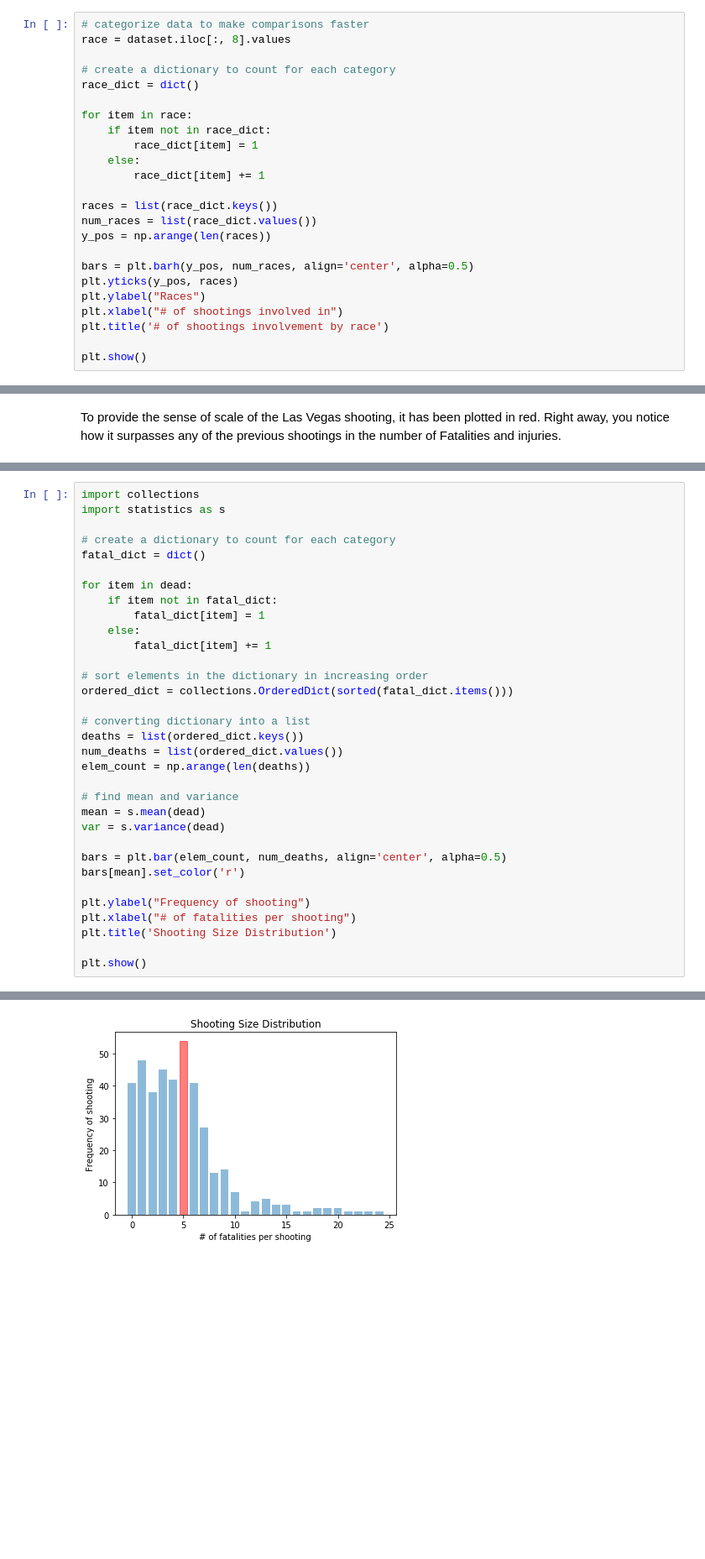
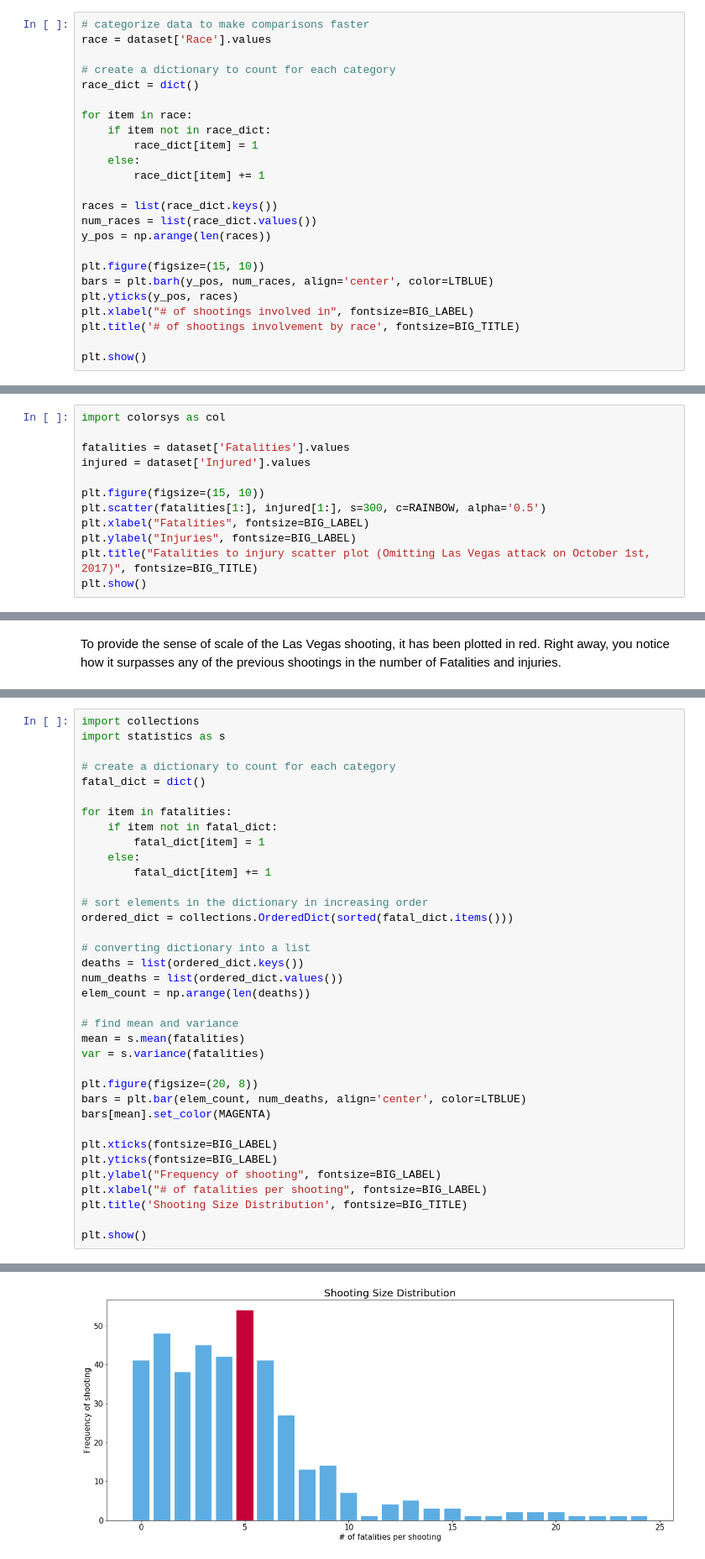
Before and after one commit to nikolaevra/us-mass-shootings-notebook, a Jupyter notebook: US Mass Shootings.ipynb, the cells around one changed output, grey strips where cells are left out. Shown: that part at 84% size. Saved outputs shown, nothing was run; the diff lists cells and outputs as text; blank space fills up the shorter version.

```diff
--- a/US Mass Shootings.ipynb
+++ b/US Mass Shootings.ipynb
@@ -53,7 +75,7 @@ plt.show()
 Judge this graph for your self, but from what I see there is no distict dominance of people with mental illnesses that have caused mass shootings, so lets move on and look for some other attributes that might help us make the classification
 # %%
 # categorize data to make comparisons faster
-race = dataset.iloc[:, 8].values
+race = dataset['Race'].values
 
 # create a dictionary to count for each category
 race_dict = dict()
@@ -68,11 +90,11 @@ races = list(race_dict.keys())
 num_races = list(race_dict.values())
 y_pos = np.arange(len(races))
 
-bars = plt.barh(y_pos, num_races, align='center', alpha=0.5)
+plt.figure(figsize=(15, 10))
+bars = plt.barh(y_pos, num_races, align='center', color=LTBLUE)
 plt.yticks(y_pos, races)
-plt.ylabel("Races")
-plt.xlabel("# of shootings involved in")
-plt.title('# of shootings involvement by race')
+plt.xlabel("# of shootings involved in", fontsize=BIG_LABEL)
+plt.title('# of shootings involvement by race', fontsize=BIG_TITLE)
 
 plt.show()
 # %% [output]
@@ -98,0 +102,12 @@ plt.show()
+# %%
+import colorsys as col
+
+fatalities = dataset['Fatalities'].values
+injured = dataset['Injured'].values
+
+plt.figure(figsize=(15, 10))
+plt.scatter(fatalities[1:], injured[1:], s=300, c=RAINBOW, alpha='0.5')
+plt.xlabel("Fatalities", fontsize=BIG_LABEL)
+plt.ylabel("Injuries", fontsize=BIG_LABEL)
+plt.title("Fatalities to injury scatter plot (Omitting Las Vegas attack on October 1st, 2017)", fontsize=BIG_TITLE)
+plt.show()
@@ -125,7 +147,7 @@ import statistics as s
 # create a dictionary to count for each category
 fatal_dict = dict()
 
-for item in dead:
+for item in fatalities:
     if item not in fatal_dict:
         fatal_dict[item] = 1
     else:
@@ -140,15 +162,18 @@ num_deaths = list(ordered_dict.values())
 elem_count = np.arange(len(deaths))
 
 # find mean and variance
-mean = s.mean(dead)
-var = s.variance(dead)
+mean = s.mean(fatalities)
+var = s.variance(fatalities)
 
-bars = plt.bar(elem_count, num_deaths, align='center', alpha=0.5)
-bars[mean].set_color('r')
+plt.figure(figsize=(20, 8))
+bars = plt.bar(elem_count, num_deaths, align='center', color=LTBLUE)
+bars[mean].set_color(MAGENTA)
 
-plt.ylabel("Frequency of shooting")
-plt.xlabel("# of fatalities per shooting")
-plt.title('Shooting Size Distribution')
+plt.xticks(fontsize=BIG_LABEL)
+plt.yticks(fontsize=BIG_LABEL)
+plt.ylabel("Frequency of shooting", fontsize=BIG_LABEL)
+plt.xlabel("# of fatalities per shooting", fontsize=BIG_LABEL)
+plt.title('Shooting Size Distribution', fontsize=BIG_TITLE)
 
 plt.show()
 # %% [output]
@@ -156,2 +180,2 @@ plt.show()
-[figure, old version]
+[figure, new version]
 # %% [markdown]
```
Also changed, not shown: parts of 34 cells of this notebook, 3 other files.
